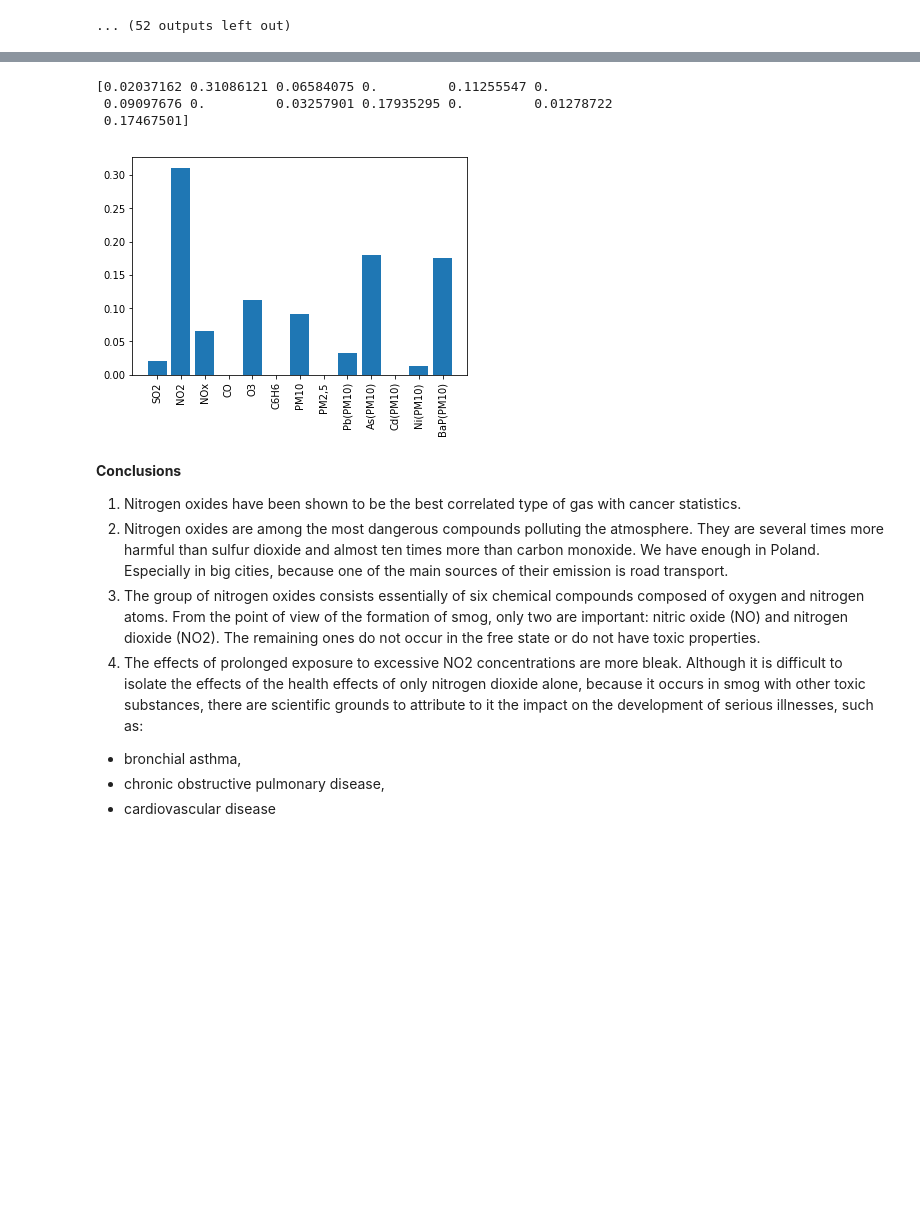
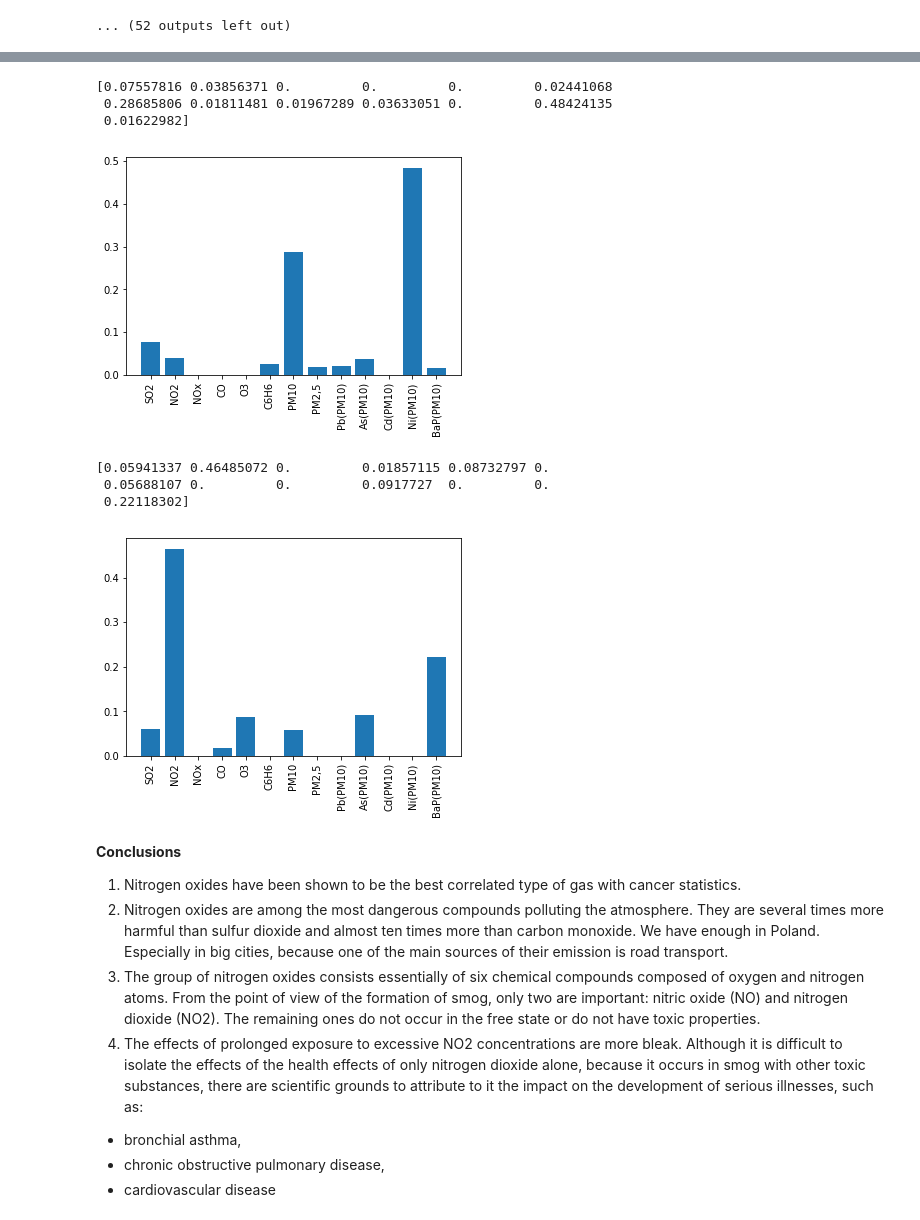
Before and after one commit to ntusnio/CV, a Jupyter notebook: Projekt rak.ipynb, the cells around one changed output, grey strips where cells are left out. Drawn from its saved outputs; the diff is of its cells as text; code cells hidden in the pictures; blank space fills up the shorter version.

```diff
--- a/Projekt rak.ipynb
+++ b/Projekt rak.ipynb
@@ -260,5 +260,3 @@ def przygotuj_dane(rak):
         print(str(round(woj*6.25))+'%')
 
     return df3
-# %%
-df=przygotuj_dane(18)
@@ -303,0 +263,3 @@ data
+# %%
+df17=przygotuj_dane(17)
+df18=przygotuj_dane(18)
@@ -304,22 +284,28 @@ data
 # %%
 from sklearn.ensemble import RandomForestRegressor
-X=data.iloc[:,:-1]
-y=data.iloc[:,-1]
-regr=RandomForestRegressor(max_depth=2)
-regr.fit(X,y)
-print(regr.feature_importances_)
+gazy=['SO2','NO2','NOx','CO','O3','C6H6','PM10','PM2,5','Pb(PM10)','As(PM10)','Cd(PM10)','Ni(PM10)','BaP(PM10)']
+x=np.arange(13)
+for df in [df17,df18]:
+    data=df.dropna()
+
+    X=data.iloc[:,:-1]
+    y=data.iloc[:,-1]
+    regr=RandomForestRegressor(max_depth=2,random_state=np.random.seed(1234))
+    regr.fit(X,y)
+    print(regr.feature_importances_)
+
+    plt.bar(x,regr.feature_importances_)
+    plt.xticks(x,gazy,rotation=90)
+    plt.show()
 # %% [output]
-[0.02037162 0.31086121 0.06584075 0.         0.11255547 0.
- 0.09097676 0.         0.03257901 0.17935295 0.         0.01278722
- 0.17467501]
+[0.07557816 0.03856371 0.         0.         0.         0.02441068
+ 0.28685806 0.01811481 0.01967289 0.03633051 0.         0.48424135
+ 0.01622982]
+[figure, added]
+[0.05941337 0.46485072 0.         0.01857115 0.08732797 0.
+ 0.05688107 0.         0.         0.0917727  0.         0.
+ 0.22118302]
+[figure, added]
-# %%
-gazy=['SO2','NO2','NOx','CO','O3','C6H6','PM10','PM2,5','Pb(PM10)','As(PM10)','Cd(PM10)','Ni(PM10)','BaP(PM10)']
-x=np.arange(13)
-plt.bar(x,regr.feature_importances_)
-plt.xticks(x,gazy,rotation=90)
-plt.show()
-# %% [output]
-[figure, removed]
 # %% [markdown]
 **Conclusions**<br>
 1. Nitrogen oxides have been shown to be the best correlated type of gas with cancer statistics.
```
Also changed, not shown: parts of 4 cells of this notebook.
